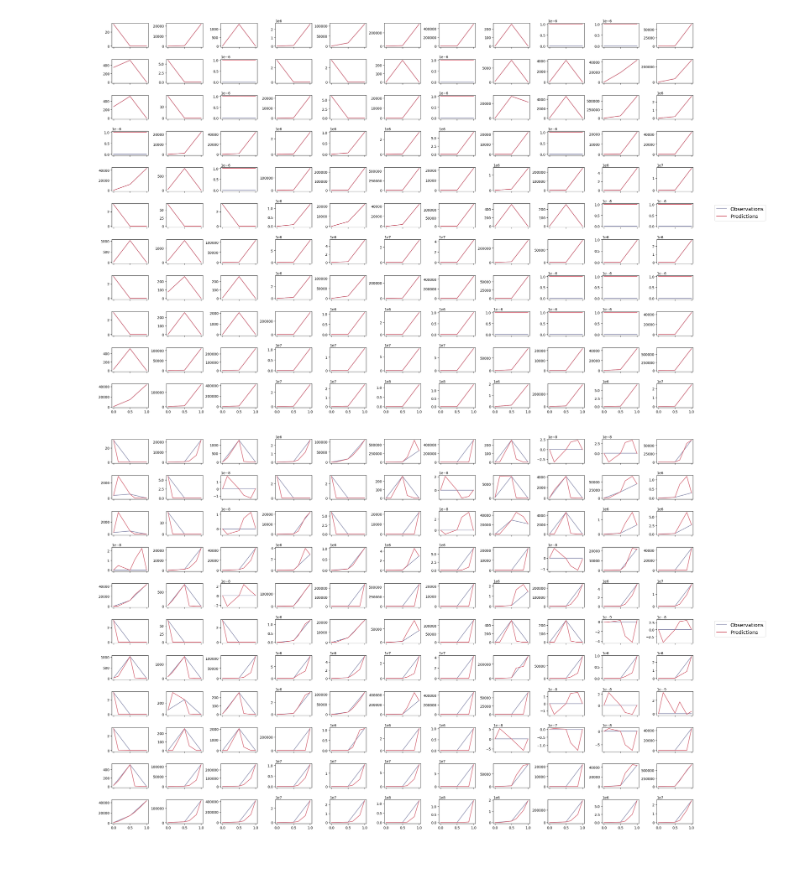
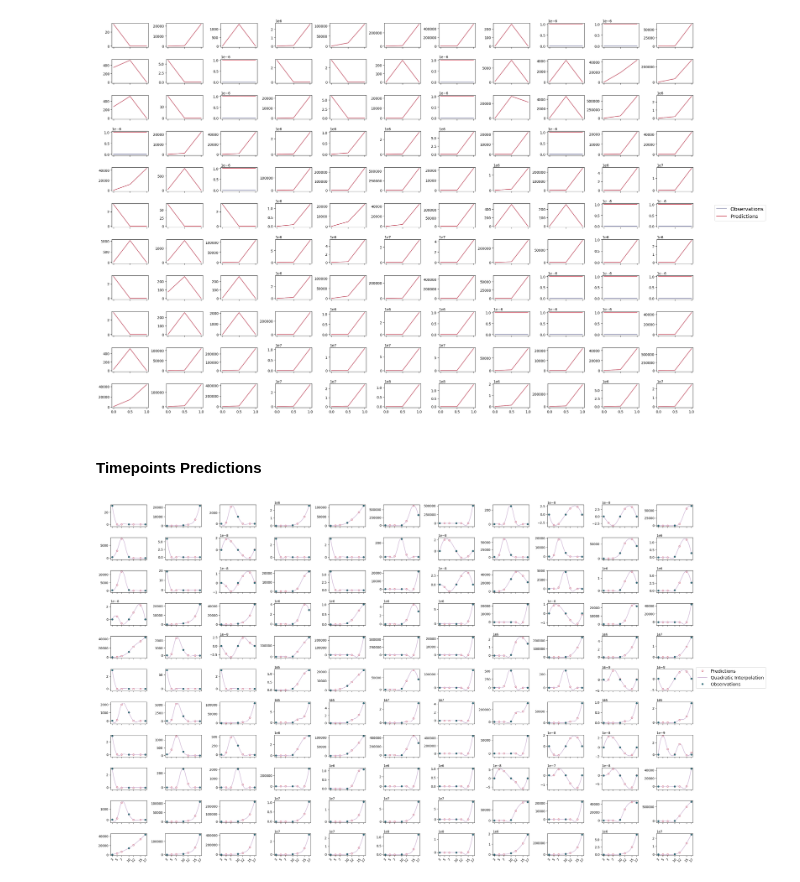
Before and after one commit to StatBiomed/clonaltrans, a Jupyter notebook: clonetrans obs.ipynb, the cells around one changed output. Cells and saved outputs as stored; diff of their text form; code cells hidden in the pictures.

Commit message:
raw model smooth pred

```diff
--- a/clonetrans obs.ipynb
+++ b/clonetrans obs.ipynb
@@ -39,14 +41,19 @@ pl.eval_predictions(model, t_observed)
 There are 2 observed timepoints except the inital time.
 [figure]
 [figure]
+# %% [markdown]
+#### Timepoints Predictions
+# %%
+model = torch.load('./examples/Gelu_Alpha0.01_Beta0.01_Epoch2000_LR0.05_Log/model.pt')
+device = torch.device("cuda:3")
 # %%
 from clonaltrans import pl
 t_observed = torch.tensor([3.0, 10.0, 17.0]).to(device)
-t_observed = (t_observed - t_observed[0]) / (t_observed[-1] - t_observed[0])
+# t_observed = (t_observed - t_observed[0]) / (t_observed[-1] - t_observed[0])
 
-t_pred = torch.tensor([3.0, 5.0, 10.0, 12.0, 15.0, 17.0]).to(device)
-t_pred = (t_pred - t_pred[0]) / (t_pred[-1] - t_pred[0])
-predictions = model.eval_model(t_pred)
-pl.grid_visual_pred(model.N, predictions, t_observed, t_pred)
+t_pred = torch.tensor([3.0, 5.0, 7.0, 10.0, 12.0, 15.0, 17.0]).to(device)
+t_pred_norm = (t_pred - t_pred[0]) / (t_pred[-1] - t_pred[0])
+predictions = model.eval_model(t_pred_norm)
+pl.grid_visual(model.N, predictions, t_observed, t_pred)
 # %% [output]
-[figure, old version]
+[figure, new version]
```
Also changed, not shown: parts of 10 cells of this notebook, 1 other file.
